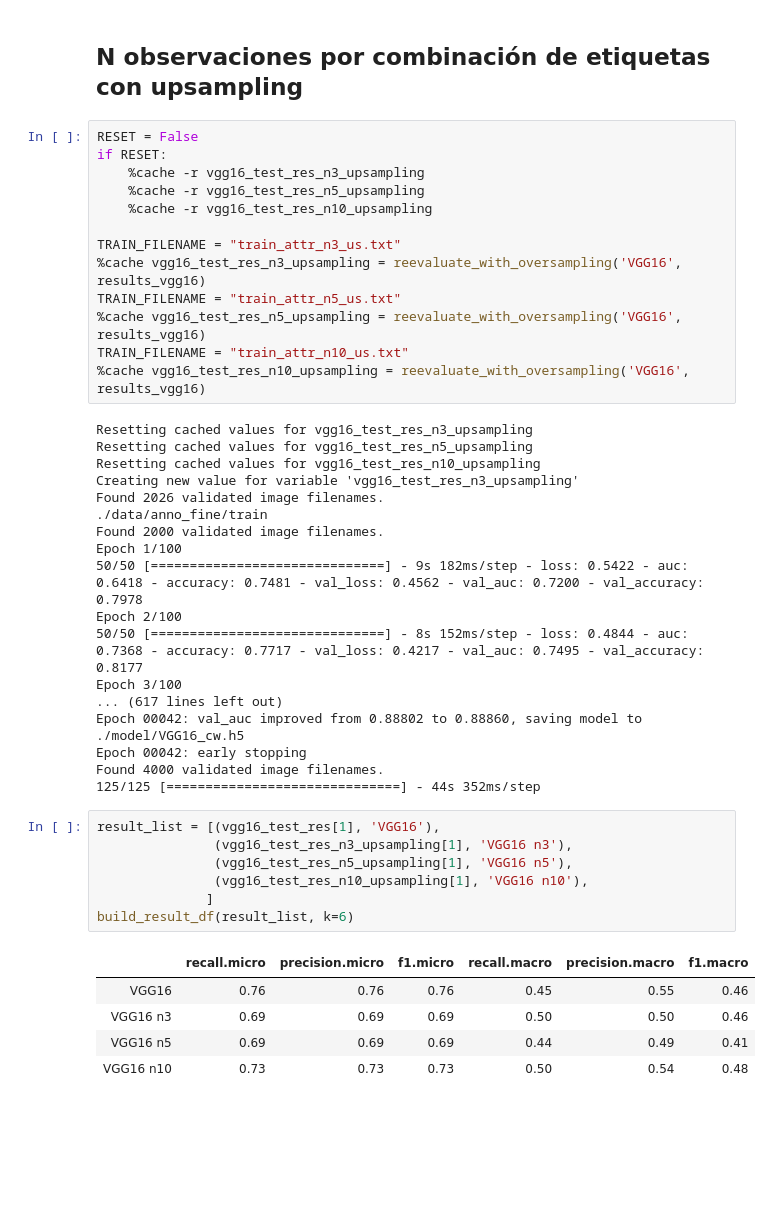
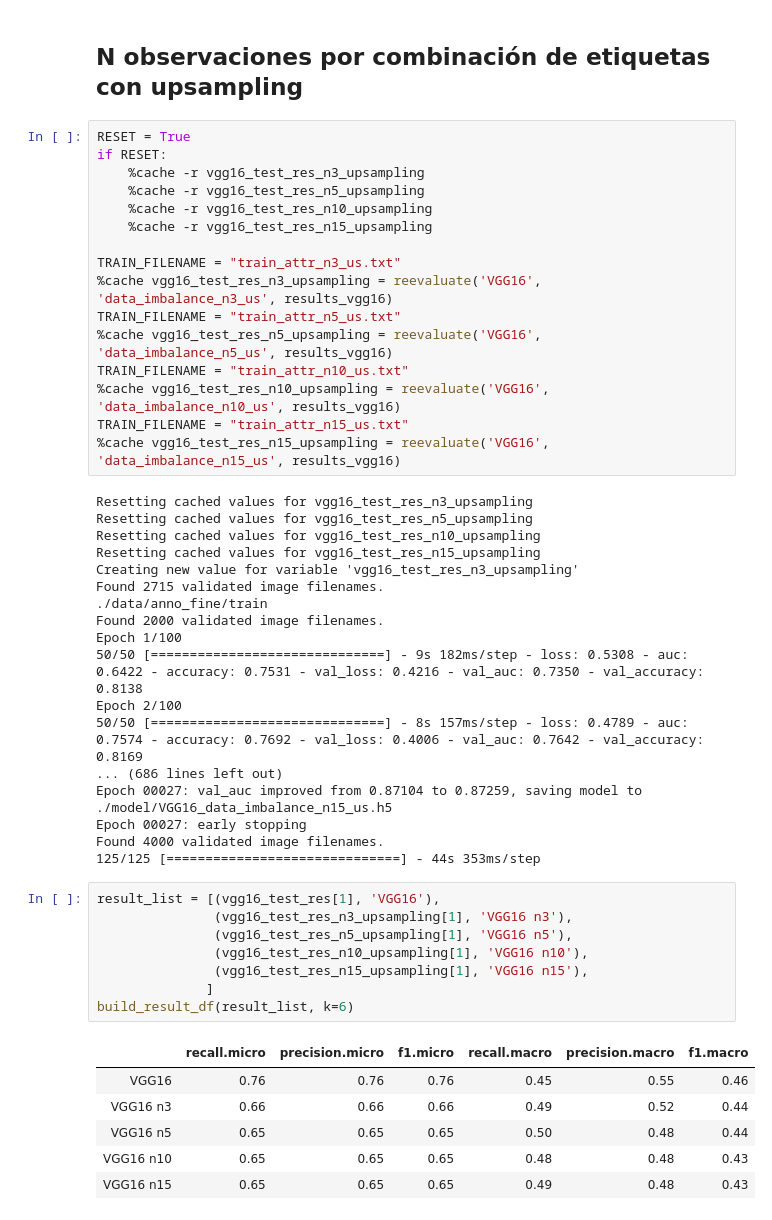
Before and after one commit to akepa/attribute-detection-in-fashon-images, a Jupyter notebook: DeepFashion_VersionReducida.ipynb, the cells around one changed output. Drawn from its saved outputs; the diff is of its cells as text; blank space fills up the shorter version.

```diff
--- a/DeepFashion_VersionReducida.ipynb
+++ b/DeepFashion_VersionReducida.ipynb
@@ -1757,49 +1757,54 @@ build_results_table(vgg16_test_res_with_n10[0])
 # %% [markdown]
 ## N observaciones por combinación de etiquetas con upsampling
 # %%
-RESET = False
+RESET = True
 if RESET:
     %cache -r vgg16_test_res_n3_upsampling
     %cache -r vgg16_test_res_n5_upsampling
     %cache -r vgg16_test_res_n10_upsampling
+    %cache -r vgg16_test_res_n15_upsampling
 
 TRAIN_FILENAME = "train_attr_n3_us.txt"
-%cache vgg16_test_res_n3_upsampling = reevaluate_with_oversampling('VGG16', results_vgg16)
+%cache vgg16_test_res_n3_upsampling = reevaluate('VGG16', 'data_imbalance_n3_us', results_vgg16)
 TRAIN_FILENAME = "train_attr_n5_us.txt"
-%cache vgg16_test_res_n5_upsampling = reevaluate_with_oversampling('VGG16', results_vgg16)
+%cache vgg16_test_res_n5_upsampling = reevaluate('VGG16', 'data_imbalance_n5_us', results_vgg16)
 TRAIN_FILENAME = "train_attr_n10_us.txt"
-%cache vgg16_test_res_n10_upsampling = reevaluate_with_oversampling('VGG16', results_vgg16)
+%cache vgg16_test_res_n10_upsampling = reevaluate('VGG16', 'data_imbalance_n10_us', results_vgg16)
+TRAIN_FILENAME = "train_attr_n15_us.txt"
+%cache vgg16_test_res_n15_upsampling = reevaluate('VGG16', 'data_imbalance_n15_us', results_vgg16)
 # %% [output]
 Resetting cached values for vgg16_test_res_n3_upsampling
 Resetting cached values for vgg16_test_res_n5_upsampling
 Resetting cached values for vgg16_test_res_n10_upsampling
+Resetting cached values for vgg16_test_res_n15_upsampling
 Creating new value for variable 'vgg16_test_res_n3_upsampling'
-Found 2026 validated image filenames.
+Found 2715 validated image filenames.
 ./data/anno_fine/train
 Found 2000 validated image filenames.
 Epoch 1/100
-50/50 [==============================] - 9s 182ms/step - loss: 0.5422 - auc: 0.6418 - accuracy: 0.7481 - val_loss: 0.4562 - val_auc: 0.7200 - val_accuracy: 0.7978
+50/50 [==============================] - 9s 182ms/step - loss: 0.5308 - auc: 0.6422 - accuracy: 0.7531 - val_loss: 0.4216 - val_auc: 0.7350 - val_accuracy: 0.8138
 Epoch 2/100
-50/50 [==============================] - 8s 152ms/step - loss: 0.4844 - auc: 0.7368 - accuracy: 0.7717 - val_loss: 0.4217 - val_auc: 0.7495 - val_accuracy: 0.8177
-Epoch 3/100
-... (617 lines left out)
-Epoch 00042: val_auc improved from 0.88802 to 0.88860, saving model to ./model/VGG16_cw.h5
-Epoch 00042: early stopping
+50/50 [==============================] - 8s 157ms/step - loss: 0.4789 - auc: 0.7574 - accuracy: 0.7692 - val_loss: 0.4006 - val_auc: 0.7642 - val_accuracy: 0.8169
+... (686 lines left out)
+Epoch 00027: val_auc improved from 0.87104 to 0.87259, saving model to ./model/VGG16_data_imbalance_n15_us.h5
+Epoch 00027: early stopping
 Found 4000 validated image filenames.
-125/125 [==============================] - 44s 352ms/step
+125/125 [==============================] - 44s 353ms/step
 # %%
 result_list = [(vgg16_test_res[1], 'VGG16'),
                (vgg16_test_res_n3_upsampling[1], 'VGG16 n3'),
                (vgg16_test_res_n5_upsampling[1], 'VGG16 n5'),
                (vgg16_test_res_n10_upsampling[1], 'VGG16 n10'),
+               (vgg16_test_res_n15_upsampling[1], 'VGG16 n15'),
               ]
 build_result_df(result_list, k=6)
 # %% [output]
 |  | recall.micro | precision.micro | f1.micro | recall.macro | precision.macro | f1.macro |
 | VGG16 | 0.76 | 0.76 | 0.76 | 0.45 | 0.55 | 0.46 |
-| VGG16 n3 | 0.69 | 0.69 | 0.69 | 0.50 | 0.50 | 0.46 |
-| VGG16 n5 | 0.69 | 0.69 | 0.69 | 0.44 | 0.49 | 0.41 |
-| VGG16 n10 | 0.73 | 0.73 | 0.73 | 0.50 | 0.54 | 0.48 |
+| VGG16 n3 | 0.66 | 0.66 | 0.66 | 0.49 | 0.52 | 0.44 |
+| VGG16 n5 | 0.65 | 0.65 | 0.65 | 0.50 | 0.48 | 0.44 |
+| VGG16 n10 | 0.65 | 0.65 | 0.65 | 0.48 | 0.48 | 0.43 |
+| VGG16 n15 | 0.65 | 0.65 | 0.65 | 0.49 | 0.48 | 0.43 |
 # %%
 build_results_table(vgg16_test_res_n10_upsampling[0])
 # %% [output]
```
Also changed, not shown: parts of 25 cells of this notebook, 1 other file.
